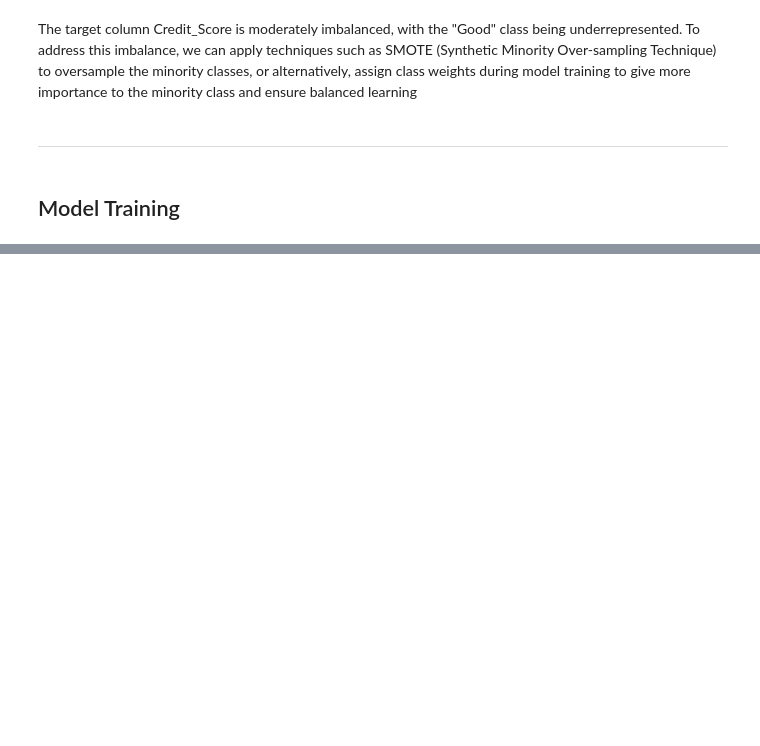
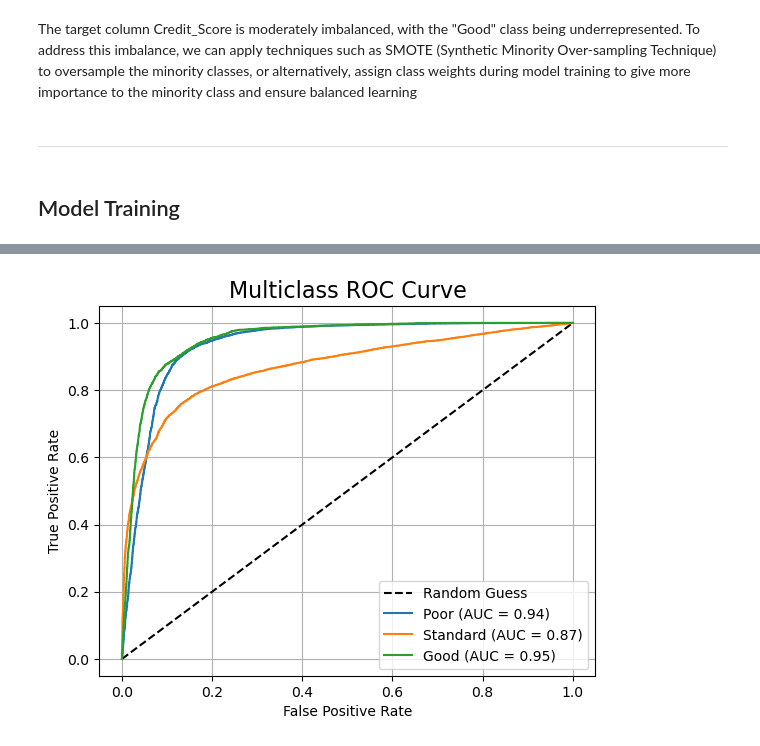
Before and after one commit to danisharain12/Credit-Score-Classification, a Jupyter notebook: Credit Score Classification.ipynb, the cells around one changed output, grey strips where cells are left out. Cells and saved outputs as stored; diff of their text form; code cells hidden in the pictures; blank space fills up the shorter version.

```diff
--- a/Credit Score Classification.ipynb
+++ b/Credit Score Classification.ipynb
@@ -1246,0 +1286,40 @@ feat_imp
+# %%
+from sklearn.preprocessing import label_binarize
+
+# Define the class order
+classes = [0, 1, 2]  # 0 = Poor, 1 = Standard, 2 = Good
+
+# Binarize the true labels
+y_test_bin = label_binarize(y_test, classes=classes)
+
+# Obtain predicted scores
+y_score = pipe.predict_proba(X_test)
+
+# Now compute AUC for each class
+from sklearn.metrics import roc_curve, auc
+
+fpr = {}
+tpr = {}
+roc_auc = {}
+
+import matplotlib.pyplot as plt
+
+plt.plot([0, 1], [0, 1], 'k--', label='Random Guess')
+
+for i, class_name in enumerate(['Poor', 'Standard', 'Good']):
+    fpr[i], tpr[i], _ = roc_curve(y_test_bin[:, i], y_score[:, i])
+    roc_auc[i] = auc(fpr[i], tpr[i])
+
+    if not np.isnan(roc_auc[i]):
+        plt.plot(fpr[i], tpr[i], label=f'{class_name} (AUC = {roc_auc[i]:.2f})')
+    else:
+        print(f"AUC for class {class_name} is NaN (probably due to 0 samples in y_test)")
+
+plt.title('Multiclass ROC Curve', fontsize=16)
+plt.xlabel('False Positive Rate')
+plt.ylabel('True Positive Rate')
+plt.legend(loc='lower right')
+plt.grid()
+plt.show()
+# %% [output]
+[figure, added]
```
Also changed, not shown: parts of 13 cells of this notebook.
